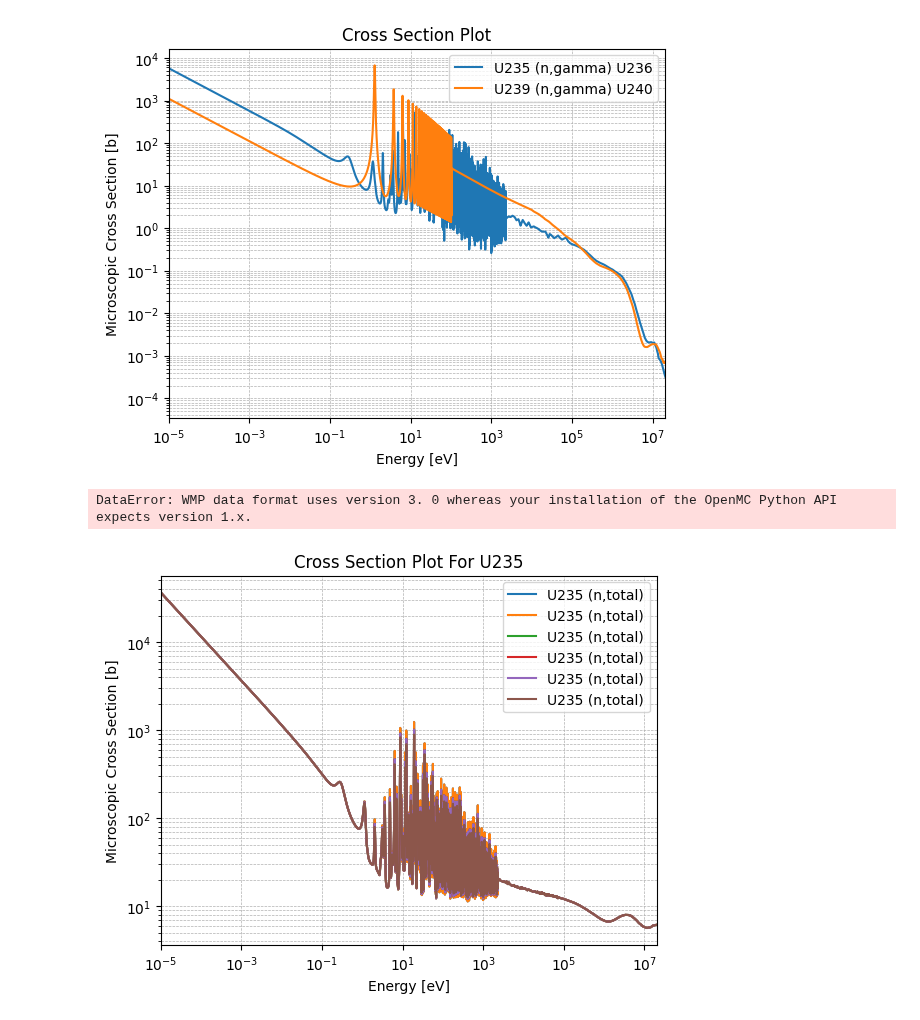
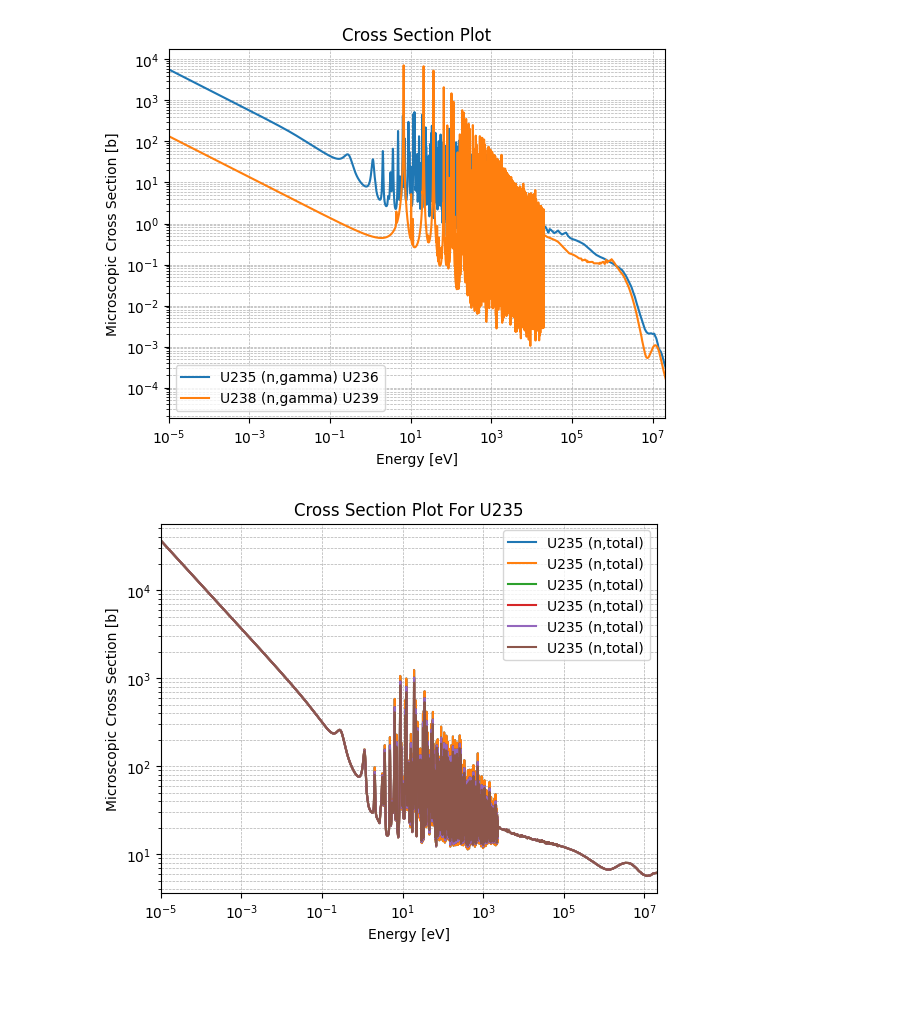
Before and after one commit to simonfouc120/open-mc-project, a Jupyter notebook: src/studies/cross_sections/uranium_cross_sections.ipynb, the cells around one changed output. Saved outputs shown, nothing was run; the diff lists cells and outputs as text; code cells hidden in the pictures; blank space fills up the shorter version.

```diff
--- a/src/studies/cross_sections/uranium_cross_sections.ipynb
+++ b/src/studies/cross_sections/uranium_cross_sections.ipynb
@@ -49,46 +49,20 @@ plt.show()
 # %%
 fig, ax = plt.subplots()
 fig = openmc.plotter.plot_xs(
     axis=ax,
     reactions = {
         'U235': ['(n,gamma)'],
-        'U239': ['(n,gamma)'],
+        'U238': ['(n,gamma)'],
     }
 )
 
 ax.set_xscale('log')
 ax.set_yscale('log')
 ax.grid(which='both', linestyle='--', linewidth=0.5)
 # ax.set_xlim(4e6, 3e7)
 plt.show()
 # %% [output]
-[figure, old version]
+[figure, new version]
-# %%
-energy = np.linspace(1100, 1200, 50000)  # sets the energy range from 1 to 2000eV, this is were a single resonance is
-
-reaction = ["(n,total)"]  # looks up the MT number for the total reaction
-
-h5_file = project_root / "lib" / "cross_sections" / "neutron" / "U235.h5"  # 026056 is Fe56
-
-isotope_multipole = openmc.data.WindowedMultipole.from_hdf5(h5_file)  # loads up the WMP cross section file
-
-fig, ax = plt.subplots()
-
-for temperature in [300, 1000]:   # temperatures in kelvin to plot
-
-    ax.plot(
-        energy,
-        isotope_multipole(energy, temperature)[reaction],
-        label=f"Iron 56 at {temperature} Kelvin"
-    )
-
-ax.set_yscale('log')
-ax.set_ylabel('Microscopic cross section [barns]')
-ax.set_xlabel('Energy [eV]')
-ax.legend()
-ax.set_title('Total cross section for Fe56 at 300K and 1000K')
-# %% [output]
-DataError: WMP data format uses version 3. 0 whereas your installation of the OpenMC Python API expects version 1.x.
 # %%
 fig, ax = plt.subplots()
 
```
Also changed, not shown: parts of 4 cells of this notebook, 2 other files.
